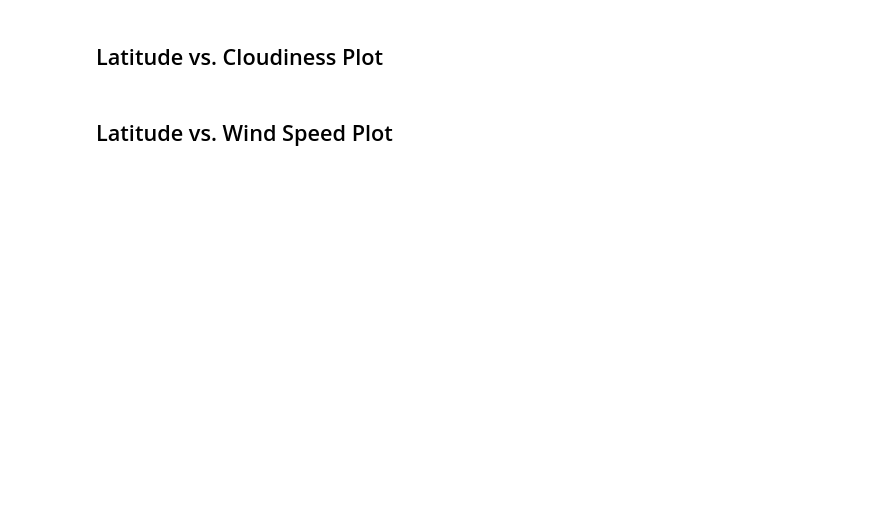
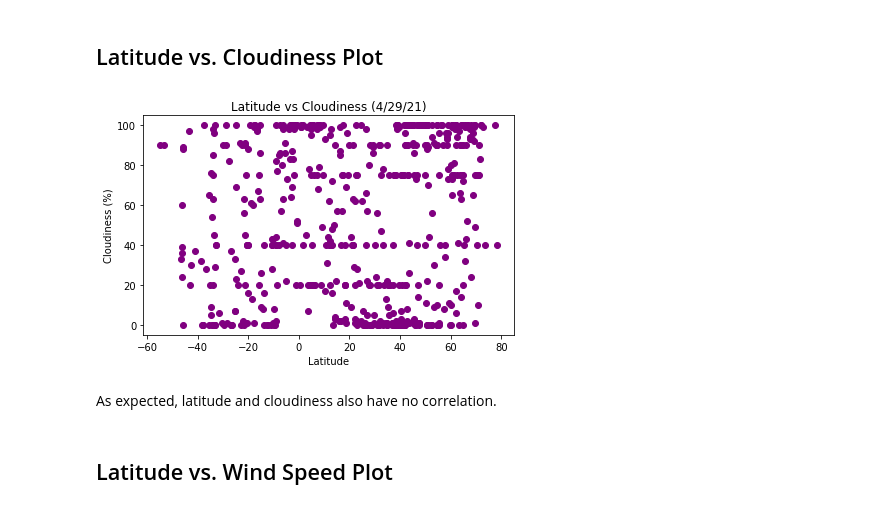
Before and after one commit to knorman123/python-api-challenge, a Jupyter notebook: Weather/WeatherPy.ipynb, the cells around one changed output. Cells and saved outputs as stored; diff of their text form; code cells hidden in the pictures; blank space fills up the shorter version.

```diff
--- a/Weather/WeatherPy.ipynb
+++ b/Weather/WeatherPy.ipynb
@@ -190,4 +202,16 @@ This scatter plot shows exactly what we expect with latitude and max temperature
 # %% [markdown]
 ## Latitude vs. Cloudiness Plot
+# %%
+plt.scatter(city_weather_df['Lat'], city_weather_df['Cloudiness'], color='purple')
+plt.xlabel('Latitude')
+plt.ylabel('Cloudiness (%)')
+plt.title('Latitude vs Cloudiness (4/29/21)')
+plt.tight_layout()
+plt.savefig('Images/lat_vs_cloudiness.png', facecolor ='w' )
+plt.show()
+# %% [output]
+[figure, added]
+# %% [markdown]
+As expected, latitude and cloudiness also have no correlation.
 # %% [markdown]
 ## Latitude vs. Wind Speed Plot
```
Also changed, not shown: parts of 5 cells of this notebook, 4 other files.
